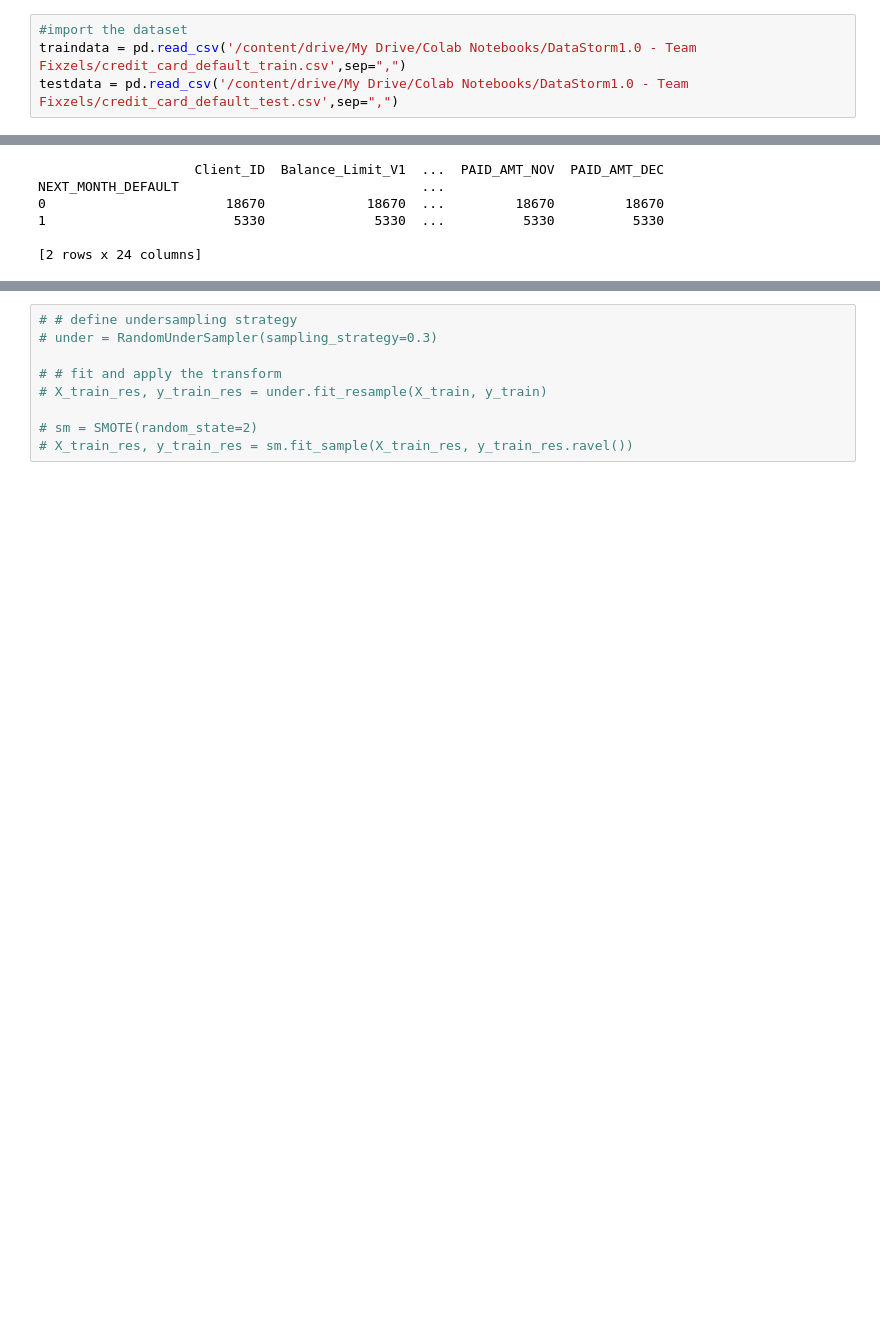
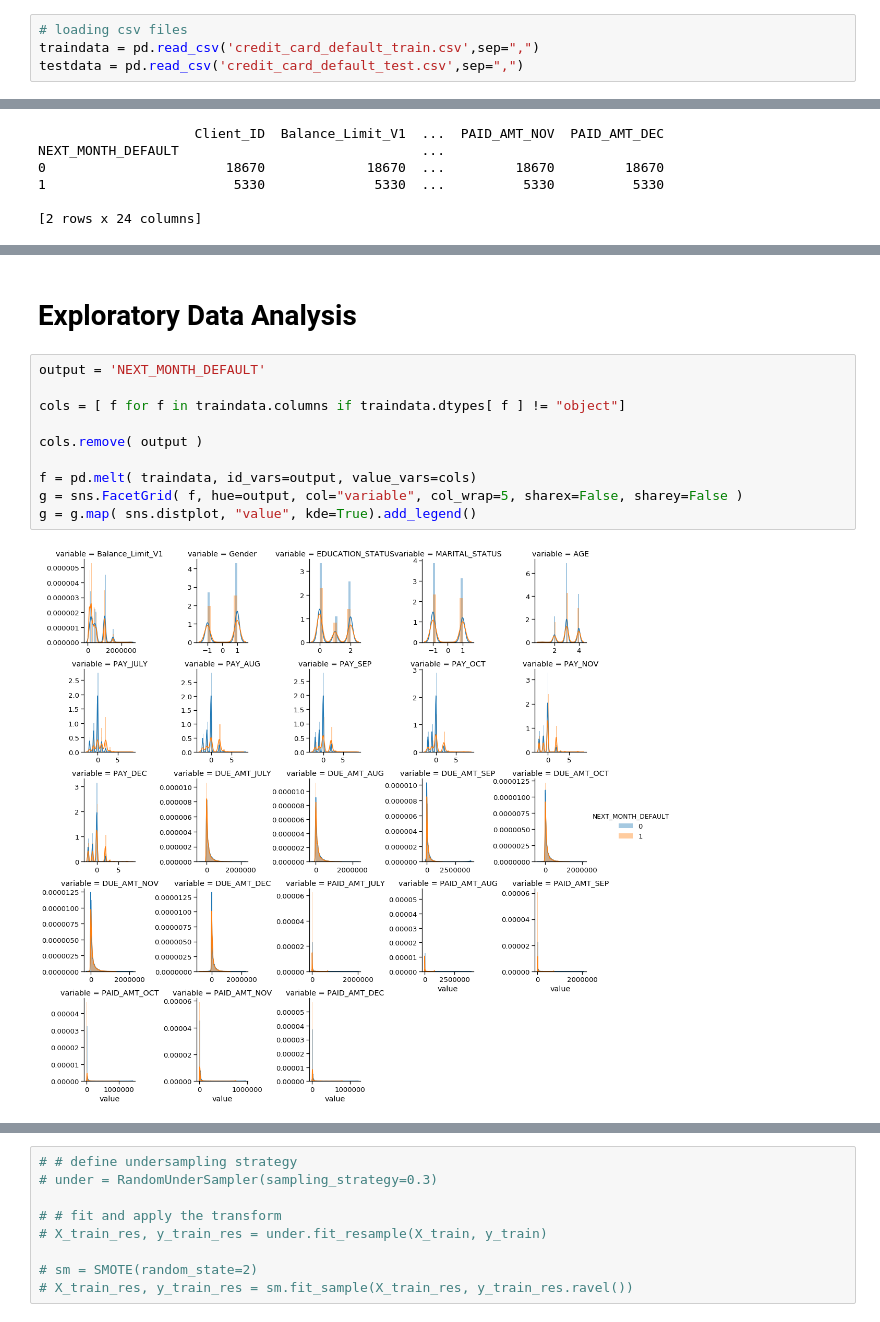
Before and after one commit to thuvarahan97/DataStorm1.0_TeamFixzels, a Jupyter notebook: Day3/XGBoost.ipynb, the cells around one changed output, grey strips where cells are left out. Drawn from its saved outputs; the diff is of its cells as text; blank space fills up the shorter version.

```diff
--- a/Day3/XGBoost.ipynb
+++ b/Day3/XGBoost.ipynb
@@ -16,4 +40,4 @@ Drive already mounted at /content/drive; to attempt to forcibly remount, call dr
 # %%
-#import the dataset
-traindata = pd.read_csv('/content/drive/My Drive/Colab Notebooks/DataStorm1.0 - Team Fixzels/credit_card_default_train.csv',sep=",")
-testdata = pd.read_csv('/content/drive/My Drive/Colab Notebooks/DataStorm1.0 - Team Fixzels/credit_card_default_test.csv',sep=",")
+# loading csv files
+traindata = pd.read_csv('credit_card_default_train.csv',sep=",")
+testdata = pd.read_csv('credit_card_default_test.csv',sep=",")
@@ -154,0 +194,14 @@ NEXT_MONTH_DEFAULT                               ...
+# %% [markdown]
+# **Exploratory Data Analysis**
+# %%
+output = 'NEXT_MONTH_DEFAULT'
+
+cols = [ f for f in traindata.columns if traindata.dtypes[ f ] != "object"]
+
+cols.remove( output )
+
+f = pd.melt( traindata, id_vars=output, value_vars=cols)
+g = sns.FacetGrid( f, hue=output, col="variable", col_wrap=5, sharex=False, sharey=False )
+g = g.map( sns.distplot, "value", kde=True).add_legend()
+# %% [output]
+[figure, added]
```
Also changed, not shown: parts of 52 cells of this notebook.
